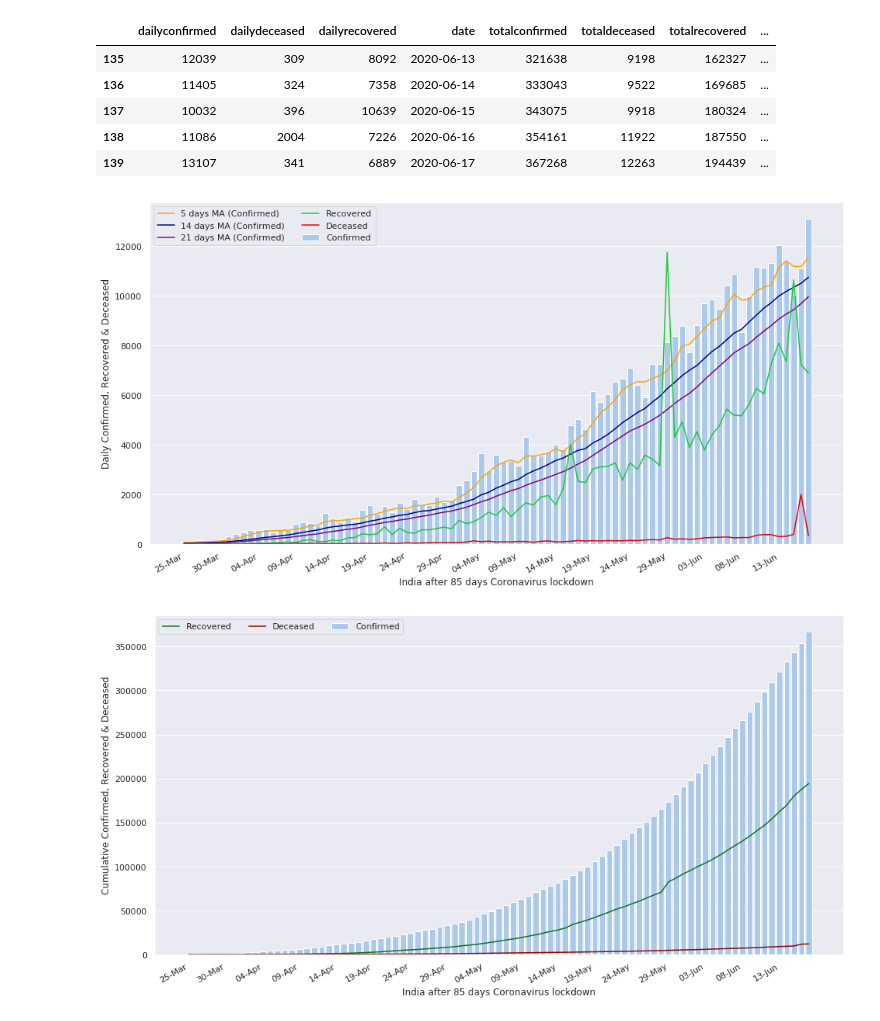
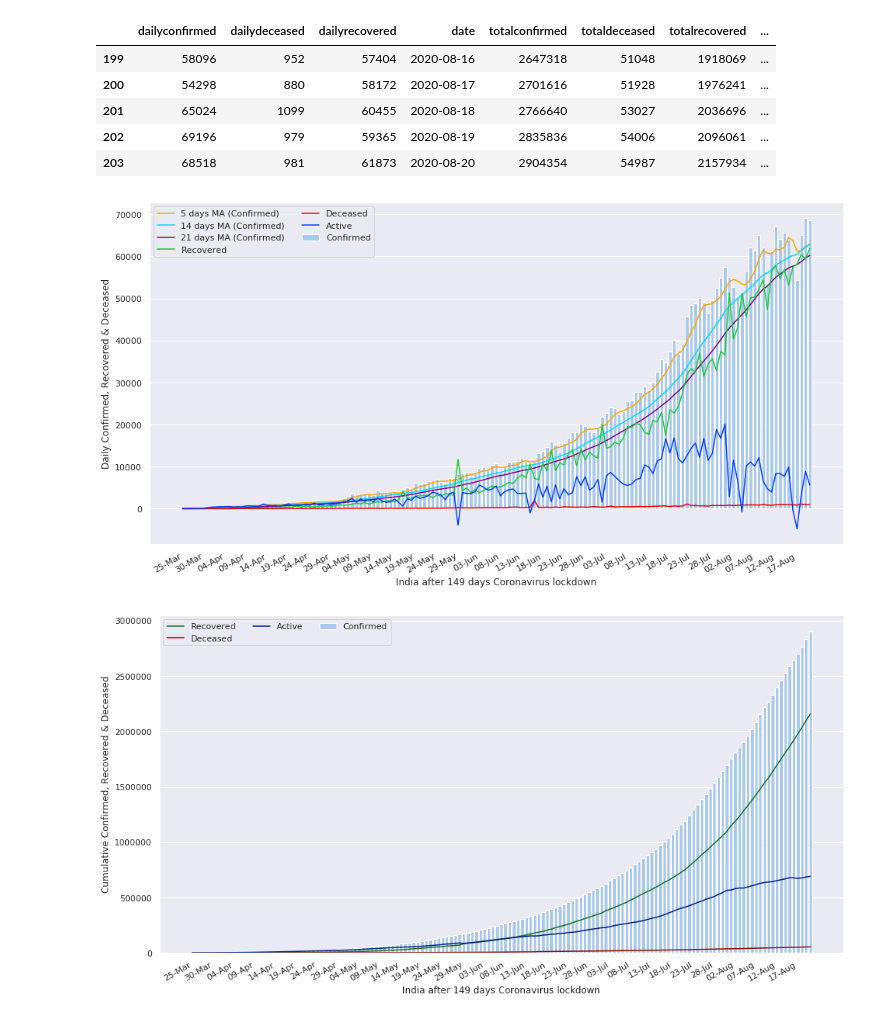
Before and after one commit to Tamal/covid19-india-chart, a Jupyter notebook: covid_chart.ipynb, the cells around one changed output. Cells and saved outputs as stored; diff of their text form; code cells hidden in the pictures.

Commit message:
Active cases

```diff
--- a/covid_chart.ipynb
+++ b/covid_chart.ipynb
@@ -7,6 +7,12 @@ import matplotlib.dates as mdates
 from datetime import date
 # %%
 df = pd.read_csv('data/data.csv')
+
+# Daily active cases
+df['dailyActive'] = df['dailyconfirmed'] - (df['dailyrecovered'] + df['dailydeceased'])
+
+# Total active cases
+df['totalActive'] = df['totalconfirmed'] - (df['totalrecovered'] + df['totaldeceased'])
 
 # Calculate 5 days moving average
 df['sma_5'] = df.iloc[:,0].rolling(window=5).mean()
@@ -21,11 +27,11 @@ df = df.loc[mask]
 df.tail()
 # %% [output]
 |  | dailyconfirmed | dailydeceased | dailyrecovered | date | totalconfirmed | totaldeceased | totalrecovered | ... |
-| 135 | 12039 | 309 | 8092 | 2020-06-13 | 321638 | 9198 | 162327 | ... |
-| 136 | 11405 | 324 | 7358 | 2020-06-14 | 333043 | 9522 | 169685 | ... |
-| 137 | 10032 | 396 | 10639 | 2020-06-15 | 343075 | 9918 | 180324 | ... |
-| 138 | 11086 | 2004 | 7226 | 2020-06-16 | 354161 | 11922 | 187550 | ... |
-| 139 | 13107 | 341 | 6889 | 2020-06-17 | 367268 | 12263 | 194439 | ... |
+| 199 | 58096 | 952 | 57404 | 2020-08-16 | 2647318 | 51048 | 1918069 | ... |
+| 200 | 54298 | 880 | 58172 | 2020-08-17 | 2701616 | 51928 | 1976241 | ... |
+| 201 | 65024 | 1099 | 60455 | 2020-08-18 | 2766640 | 53027 | 2036696 | ... |
+| 202 | 69196 | 979 | 59365 | 2020-08-19 | 2835836 | 54006 | 2096061 | ... |
+| 203 | 68518 | 981 | 61873 | 2020-08-20 | 2904354 | 54987 | 2157934 | ... |
 # %%
 ################################
 # Daily plot
@@ -40,42 +46,44 @@ sns.barplot(x=df.date, y=df.dailyconfirmed, color='b', label='Confirmed')
 
 # Plot moving averages
 sns.lineplot(x=df.date, y=df.sma_5, color='orange', label='5 days MA (Confirmed)')
-sns.lineplot(x=df.date, y=df.sma_14, color='navy', label='14 days MA (Confirmed)')
+sns.lineplot(x=df.date, y=df.sma_14, color='c', label='14 days MA (Confirmed)')
 sns.lineplot(x=df.date, y=df.sma_21, color='purple', label='21 days MA (Confirmed)')
 
 sns.set_color_codes("bright")
 sns.lineplot(x=df.date, y=df.dailyrecovered, color='g', label='Recovered')
 sns.lineplot(x=df.date, y=df.dailydeceased, color='r', label='Deceased')
+
+sns.lineplot(x=df.date, y=df.dailyActive, color='b', label='Active')
 
 # handles,labels = axs.get_legend_handles_labels()
 # handles = [handles[0], handles[1], handles[2], handles[3]]
 # labels = [labels[0], labels[1], labels[2], labels[3]]
 
 # set the frequency for labelling the xaxis
 freq = int(5)
 
 # set the xlabels as the datetime data for the given labelling frequency,
 # also use only the date for the label
 
 dt = df.iloc[::freq].date
 dt = pd.to_datetime(dt).dt.strftime('%d-%b')
 axs.set_xticklabels(dt)
 
 # set the xticks at the same frequency as the xlabels
 xtix = axs.get_xticks()
 axs.set_xticks(xtix[::freq])
 
 # nicer label format for dates
 fig.autofmt_xdate()
 
 # Add a legend and informative axis label
 axs.legend(ncol=2, frameon=True, loc='upper left')
 axs.set(ylabel="Daily Confirmed, Recovered & Deceased", xlabel= "India after " + str(len(df.index)) + " days Coronavirus lockdown")
 
 plt.show()
 fig.savefig('asset/daily.png')
 # %% [output]
-[figure, old version]
+[figure, new version]
 # %%
 ###############################
 # Cumulative plot
@@ -88,6 +96,8 @@ sns.barplot(x=df.date, y=df.totalconfirmed, color='b', label='Confirmed')
 sns.set_color_codes("dark")
 sns.lineplot(x=df.date, y=df.totalrecovered, color='g', label='Recovered')
 sns.lineplot(x=df.date, y=df.totaldeceased, color='r', label='Deceased')
+
+sns.lineplot(x=df.date, y=df.totalActive, color='b', label='Active')
 
 # set the frequency for labelling the xaxis
 freq = int(5)
@@ -112,7 +122,7 @@ axs.set(ylabel="Cumulative Confirmed, Recovered & Deceased", xlabel= "India afte
 plt.show()
 fig.savefig('asset/total.png')
 # %% [output]
-[figure, old version]
+[figure, new version]
 # %%
 ###############################3
 # Testing plot
```
Also changed, not shown: parts of 2 cells of this notebook, 6 other files.
